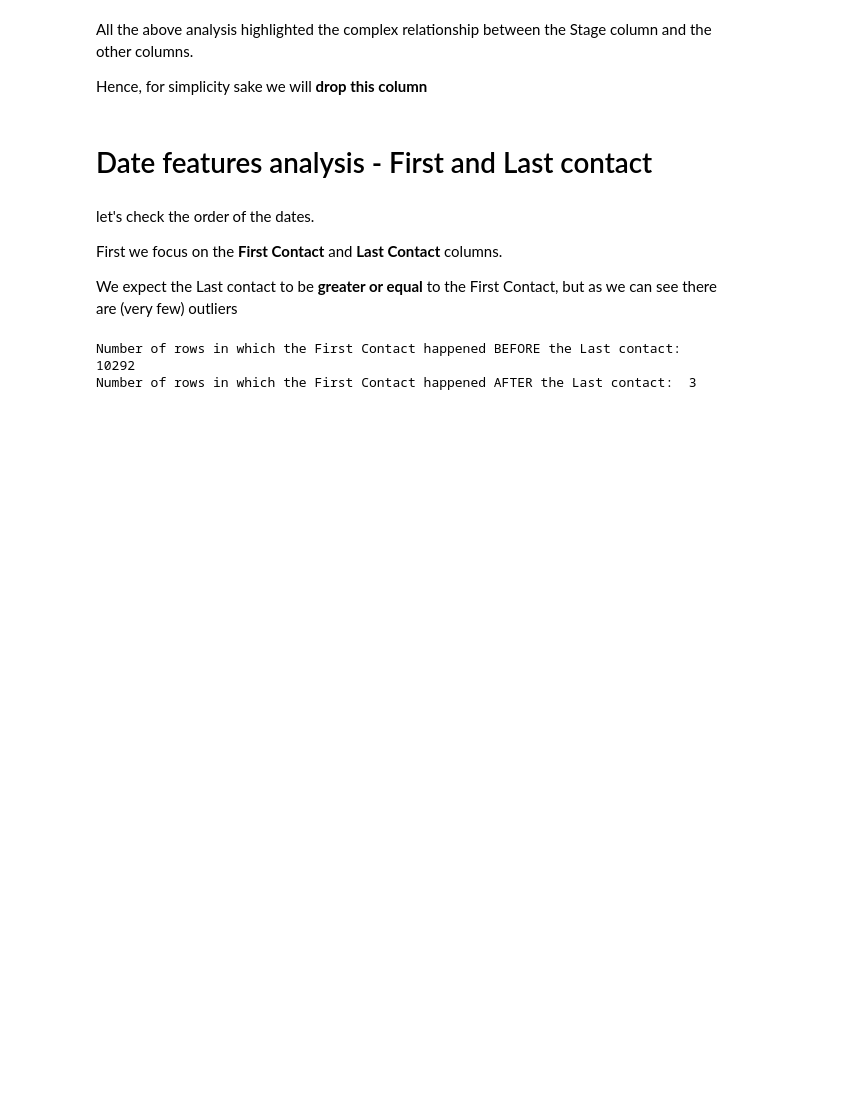
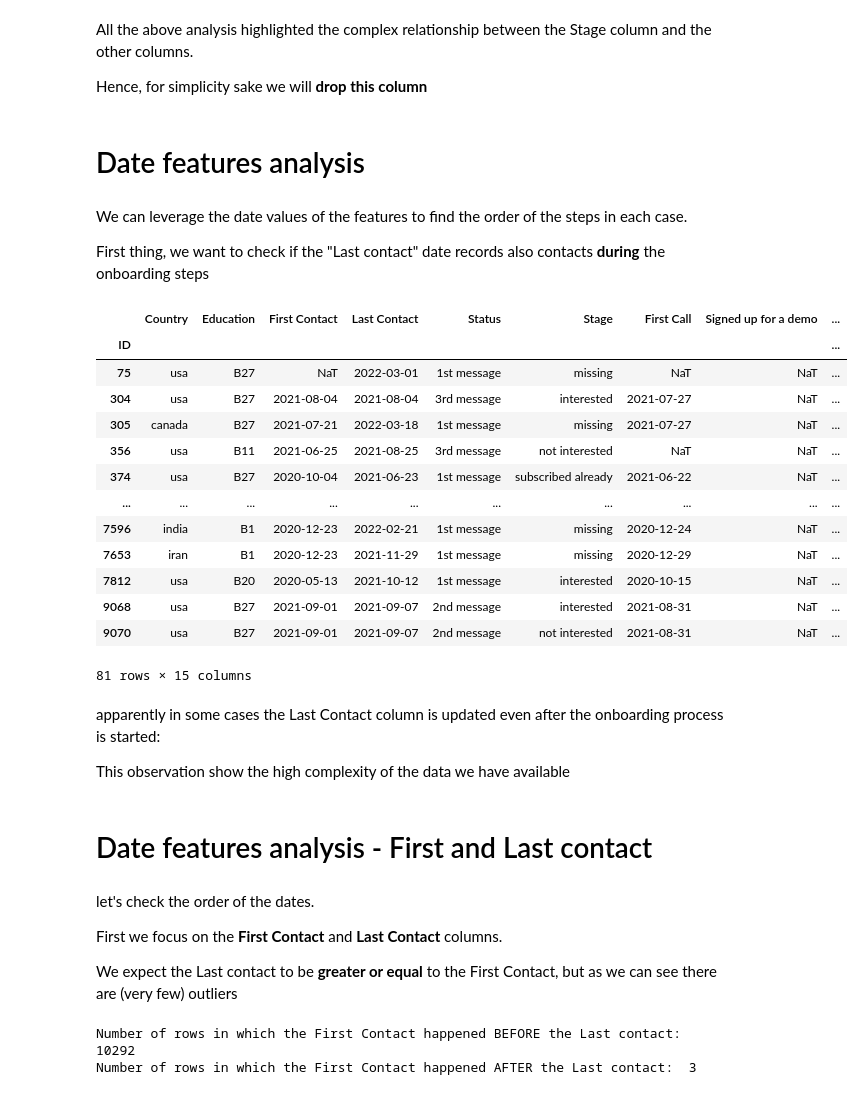
Before and after one commit to Ilvecho/Sales-Reinforcer, a Jupyter notebook: Project_7.ipynb, the cells around one changed output. Cells and saved outputs as stored; diff of their text form; code cells hidden in the pictures; blank space fills up the shorter version.

Commit message:
Some more date features analysis

```diff
--- a/Project_7.ipynb
+++ b/Project_7.ipynb
@@ -773,6 +777,40 @@ Hence, for simplicity sake we will **drop this column**
 # %%
 data_to_use = parsed_data.copy()
 data_to_use.drop(columns=['Stage'], inplace=True)
+# %% [markdown]
+# Date features analysis
+# %% [markdown]
+We can leverage the date values of the features to find the order of the steps in each case.
+
+First thing, we want to check if the "Last contact" date records also contacts **during** the onboarding steps
+# %%
+tmp = parsed_data.drop(columns=['Country', 'Education', 'First Contact', 'Last Contact', 'Status', 'Stage', 'Bool Platform sign up'])
+parsed_data['First step'] = tmp.min(axis=1)
+parsed_data['Last step'] = tmp.max(axis=1)
+# %%
+# Check if the first step of the onboarding process happened BEFORE the last contact date recorded
+mask = (parsed_data['First step'] < parsed_data['Last Contact'])
+
+parsed_data[mask]
+# %% [output]
+|  | Country | Education | First Contact | Last Contact | Status | Stage | First Call | Signed up for a demo | ... |
+| ID |  |  |  |  |  |  |  |  | ... |
+| 75 | usa | B27 | NaT | 2022-03-01 | 1st message | missing | NaT | NaT | ... |
+| 304 | usa | B27 | 2021-08-04 | 2021-08-04 | 3rd message | interested | 2021-07-27 | NaT | ... |
+| 305 | canada | B27 | 2021-07-21 | 2022-03-18 | 1st message | missing | 2021-07-27 | NaT | ... |
+| 356 | usa | B11 | 2021-06-25 | 2021-08-25 | 3rd message | not interested | NaT | NaT | ... |
+| 374 | usa | B27 | 2020-10-04 | 2021-06-23 | 1st message | subscribed already | 2021-06-22 | NaT | ... |
+| ... | ... | ... | ... | ... | ... | ... | ... | ... | ... |
+| 7596 | india | B1 | 2020-12-23 | 2022-02-21 | 1st message | missing | 2020-12-24 | NaT | ... |
+| 7653 | iran | B1 | 2020-12-23 | 2021-11-29 | 1st message | missing | 2020-12-29 | NaT | ... |
+| 7812 | usa | B20 | 2020-05-13 | 2021-10-12 | 1st message | interested | 2020-10-15 | NaT | ... |
+| 9068 | usa | B27 | 2021-09-01 | 2021-09-07 | 2nd message | interested | 2021-08-31 | NaT | ... |
+| 9070 | usa | B27 | 2021-09-01 | 2021-09-07 | 2nd message | not interested | 2021-08-31 | NaT | ... |
+81 rows × 15 columns
+# %% [markdown]
+apparently in some cases the Last Contact column is updated even after the onboarding process is started:
+
+This observation show the high complexity of the data we have available
 # %% [markdown]
 # Date features analysis - First and Last contact
 # %% [markdown]
```
Also changed, not shown: parts of 23 cells of this notebook.
